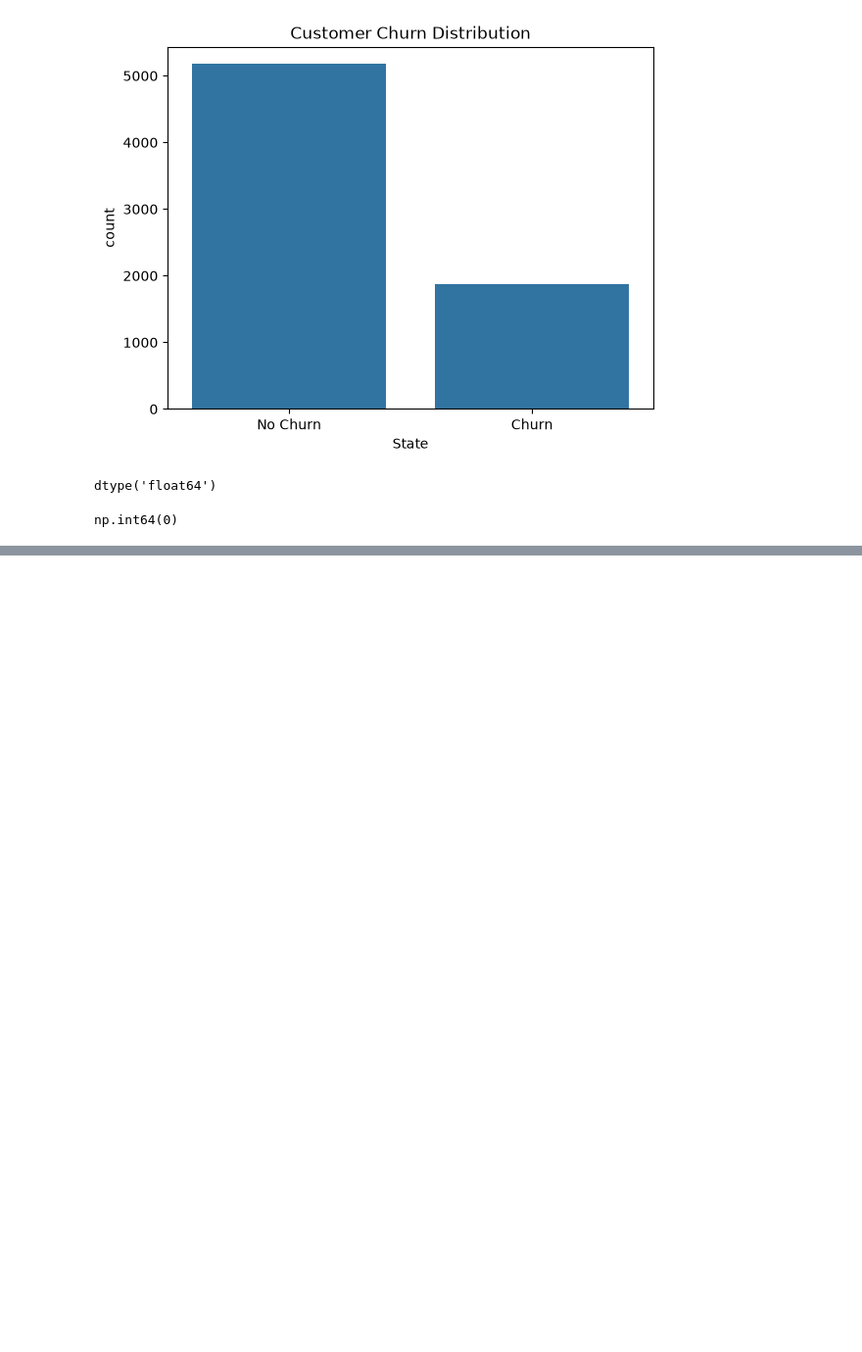
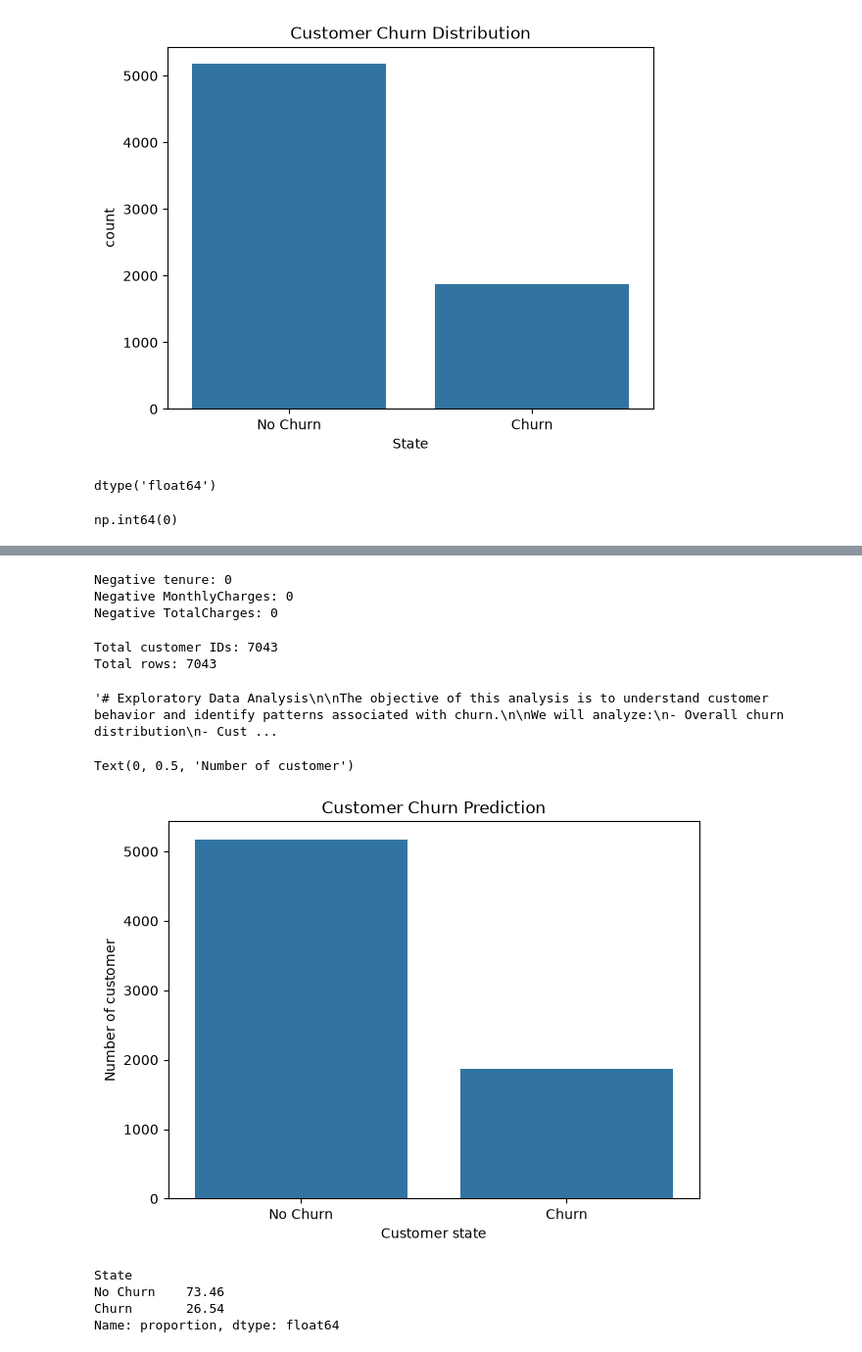
Before and after one commit to abhasj05204/Customer-Churn-Prediction, a Jupyter notebook: notebooks/EDA.ipynb, the cells around one changed output, grey strips where cells are left out. Shown at 98% size. Saved outputs shown, nothing was run; the diff lists cells and outputs as text; code cells hidden in the pictures; blank space fills up the shorter version.

Commit message:
complete data analysis and EDA, full phase 2 completed

```diff
--- a/notebooks/EDA.ipynb
+++ b/notebooks/EDA.ipynb
@@ -191,0 +246,46 @@ np.int64(0)
+# %%
+print("Negative tenure:", (df["tenure"] < 0).sum())
+print("Negative MonthlyCharges:", (df["MonthlyCharges"] < 0).sum())
+print("Negative TotalCharges:", (df["TotalCharges"] < 0).sum())
+# %% [output]
+Negative tenure: 0
+Negative MonthlyCharges: 0
+Negative TotalCharges: 0
+# %%
+print("Total customer IDs:", df["customerID"].nunique())
+print("Total rows:", len(df))
+# %% [output]
+Total customer IDs: 7043
+Total rows: 7043
+# %%
+'''# Exploratory Data Analysis
+
+The objective of this analysis is to understand customer behavior and identify patterns associated with churn.
+
+We will analyze:
+- Overall churn distribution
+- Customer demographics
+- Tenure and billing behavior
+- Contract and payment methods
+- Internet and additional services
+- Relationships between customer characteristics and churn'''
+# %% [output]
+'# Exploratory Data Analysis\n\nThe objective of this analysis is to understand customer behavior and identify patterns associated with churn.\n\nWe will analyze:\n- Overall churn distribution\n- Cust ...
+# %%
+plt.figure(figsize=(7,5))
+sns.countplot(data=df, x='State')
+plt.title("Customer Churn Prediction")
+plt.xlabel("Customer state")
+plt.ylabel("Number of customer")
+# %% [output]
+Text(0, 0.5, 'Number of customer')
+[figure, added]
+# %%
+churn_distribution=(
+    df['State'].value_counts(normalize=True).mul(100).round(2))
+print(churn_distribution)
+# %% [output]
+State
+No Churn    73.46
+Churn       26.54
+Name: proportion, dtype: float64
```
Also changed, not shown: parts of 30 cells of this notebook.
